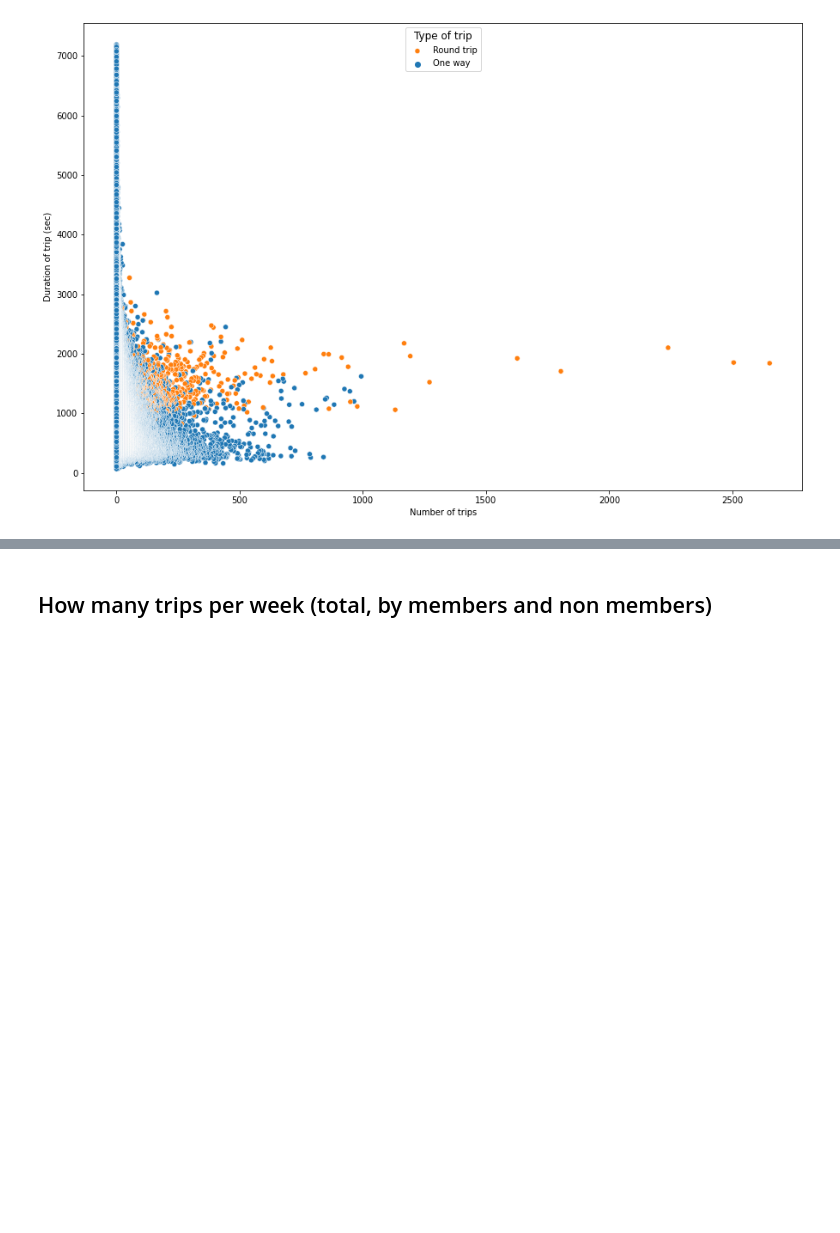
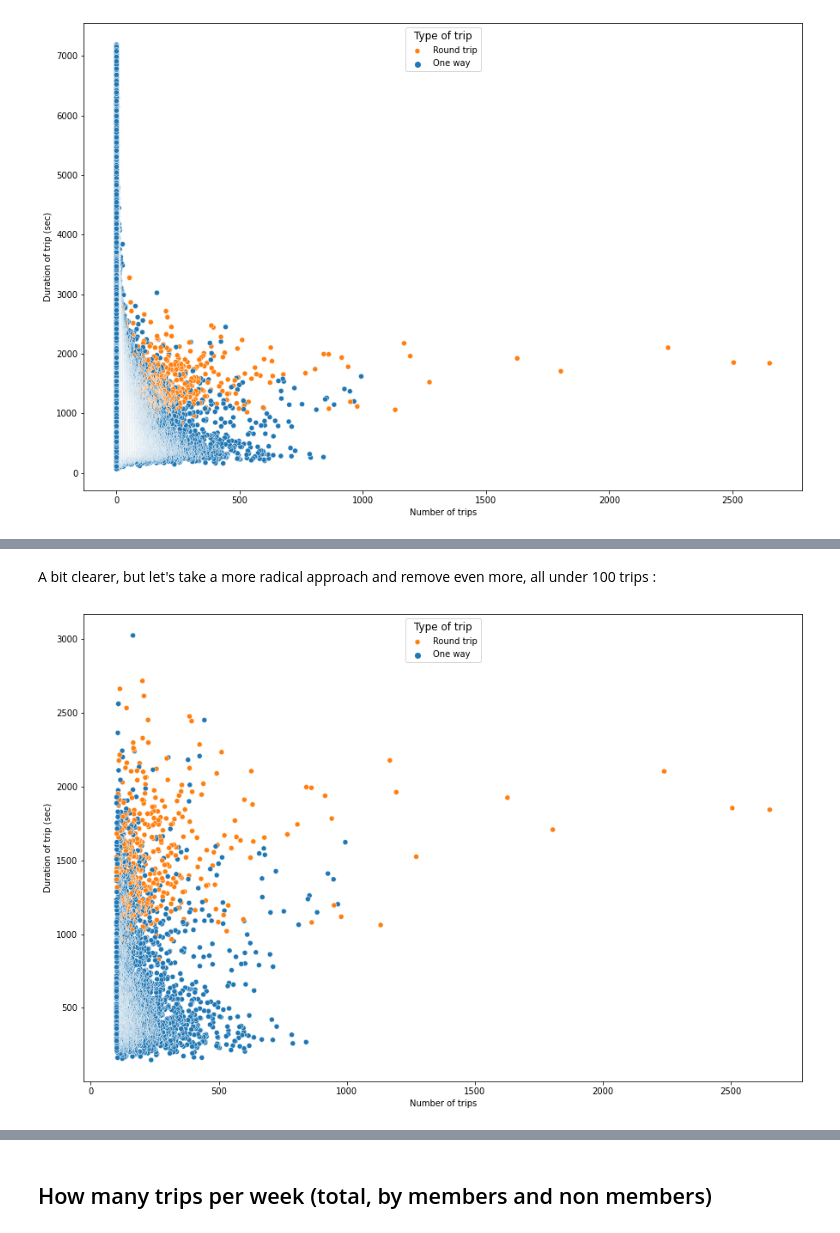
Before and after one commit to srasetti/bixi, a Jupyter notebook: Bixi.ipynb, the cells around one changed output, grey strips where cells are left out. Saved outputs shown, nothing was run; the diff lists cells and outputs as text; code cells hidden in the pictures; blank space fills up the shorter version.

```diff
--- a/Bixi.ipynb
+++ b/Bixi.ipynb
@@ -548,0 +574,9 @@ plt.legend(title='Type of trip', loc='upper center', labels=['Round trip','One w
+# %% [markdown]
+A bit clearer, but let's take a more radical approach and remove even more, all under 100 trips :
+# %%
+plt.figure(figsize=(15,10))
+g = sns.scatterplot(data=top_df[top_df['count']>100],x="count", y="duration_sec", hue="round_trip");
+g.set(xlabel="Number of trips", ylabel="Duration of trip (sec)");
+plt.legend(title='Type of trip', loc='upper center', labels=['Round trip','One way'],title_fontsize="large");
+# %% [output]
+[figure, added]
```
Also changed, not shown: parts of 15 cells of this notebook, 1 other file.
